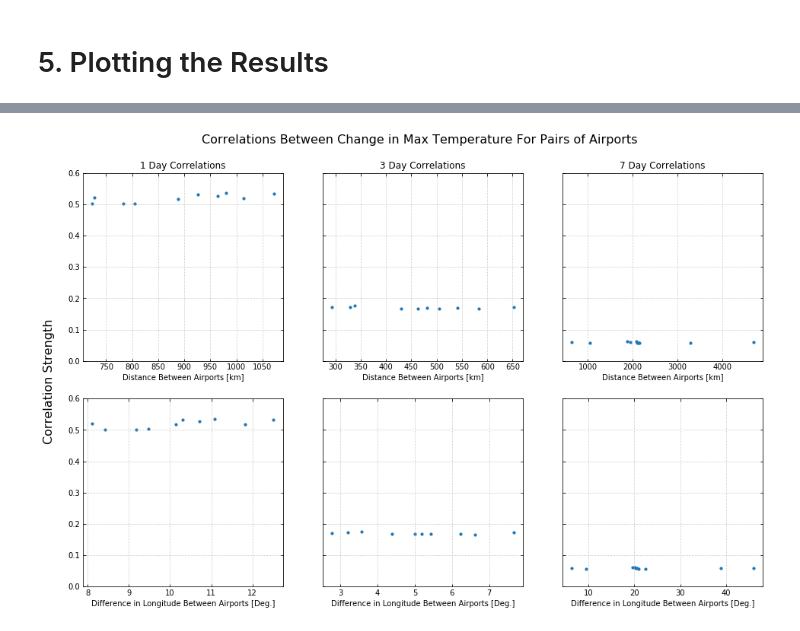
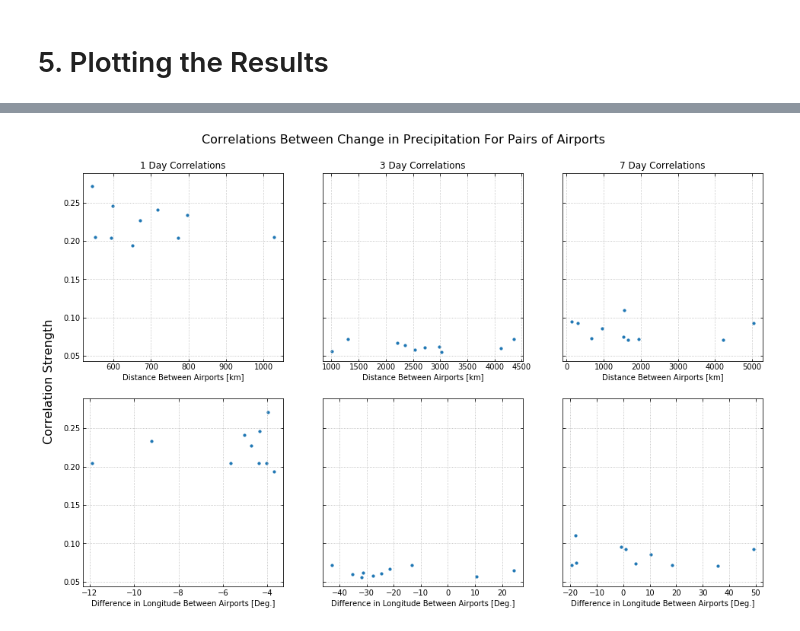
Before and after one commit to giangdip2410/watkins-ay250-s2018-hw, a Jupyter notebook: hw_5/hw_5_assignment.ipynb, the cells around one changed output, grey strips where cells are left out. Drawn from its saved outputs; the diff is of its cells as text; code cells hidden in the pictures.

```diff
--- a/hw_5/hw_5_assignment.ipynb
+++ b/hw_5/hw_5_assignment.ipynb
@@ -228,42 +300,46 @@ nMax = 10
 # %%
+# create a figure to plot the correlation strengths as functions of distance between and difference in longitude
 fig, ax = plt.subplots(2, 3, sharey='row',figsize=(16,10))
 fig.text(0.08, 0.5, 'Correlation Strength', va='center', rotation='vertical',fontsize=16)
-fig.text(0.26, 0.94, 'Correlations Between Change in Max Temperature For Pairs of Airports',va='center',fontsize=16)
+fig.text(0.26, 0.94, 'Correlations Between Change in Precipitation For Pairs of Airports',va='center',fontsize=16)
 
 labels = ["1 Day Correlations","3 Day Correlations","7 Day Correlations"]
 
+# loop over the 1, 3, and 7 day differences
 for iDiff in range(3):
 
-    corrStrength = abs(maxTempCorrs[:,iDiff])
+    # find the pairs of airports with the highest correlation
+    corrStrength = precipCorrs[:,iDiff]
     maxInds = corrStrength.argsort()[::-1][:nMax]
-    bestCombs = combs[maxInds]
+    bestPerms = perms[maxInds]
     distances = np.zeros(nMax)
     dlongitude = np.zeros(nMax)
 
-
+    # for each airport pair, determine the distance between the airports and the difference in longitude
     for iMax in range(nMax):
-        comb = bestCombs[iMax]
+        perm = bestPerms[iMax]
         latlon = np.zeros((2,2))
-        for iComb in range(2):
+        for iPerm in range(2):
+            # get the latitude and longitude
             sql_cmd = f"""SELECT airports.latitude,airports.longitude FROM airports
-                         WHERE airports.aid = {comb[iComb]}"""
+                         WHERE airports.aid = {perm[iPerm]}"""
 
             cursor.execute(sql_cmd);
-            latlon[iComb] = np.array(cursor.fetchall(),dtype = np.float)
+            latlon[iPerm] = np.array(cursor.fetchall(),dtype = np.float)
+
         distances[iMax] = distanceOnSphere(latlon[0,0],latlon[0,1],latlon[1,0],latlon[1,1])
-        dlongitude[iMax] = abs(latlon[0,1]-latlon[1,1])
+        dlongitude[iMax] = latlon[0,1]-latlon[1,1]
 
+    # plot the results
     ax[0,iDiff].scatter(distances*1e-3,corrStrength[maxInds],s=10.0)
     ax[0,iDiff].tick_params(which="both",top="on",right="on",direction="in")
     ax[0,iDiff].grid(linestyle="dotted")
     ax[0,iDiff].set_title(labels[iDiff])
     ax[0,iDiff].set_xlabel("Distance Between Airports [km]")
-    ax[0,iDiff].set_ylim([0,0.6])
 
     ax[1,iDiff].scatter(dlongitude,corrStrength[maxInds],s=10.0)
     ax[1,iDiff].tick_params(which="both",top="on",right="on",direction="in")
     ax[1,iDiff].grid(linestyle="dotted")
     ax[1,iDiff].set_xlabel("Difference in Longitude Between Airports [Deg.]")
-    ax[1,iDiff].set_ylim([0,0.6])
 # %% [output]
-[figure, old version]
+[figure, new version]
```
Also changed, not shown: parts of 14 cells of this notebook.
